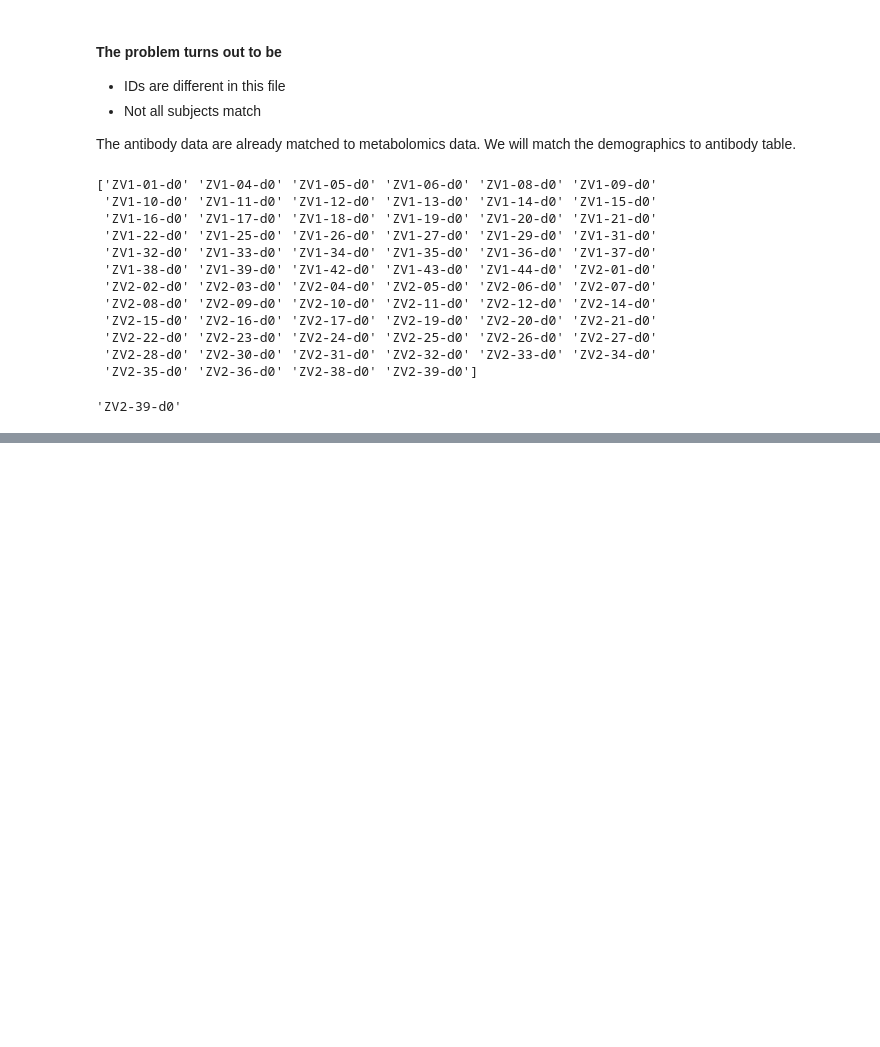
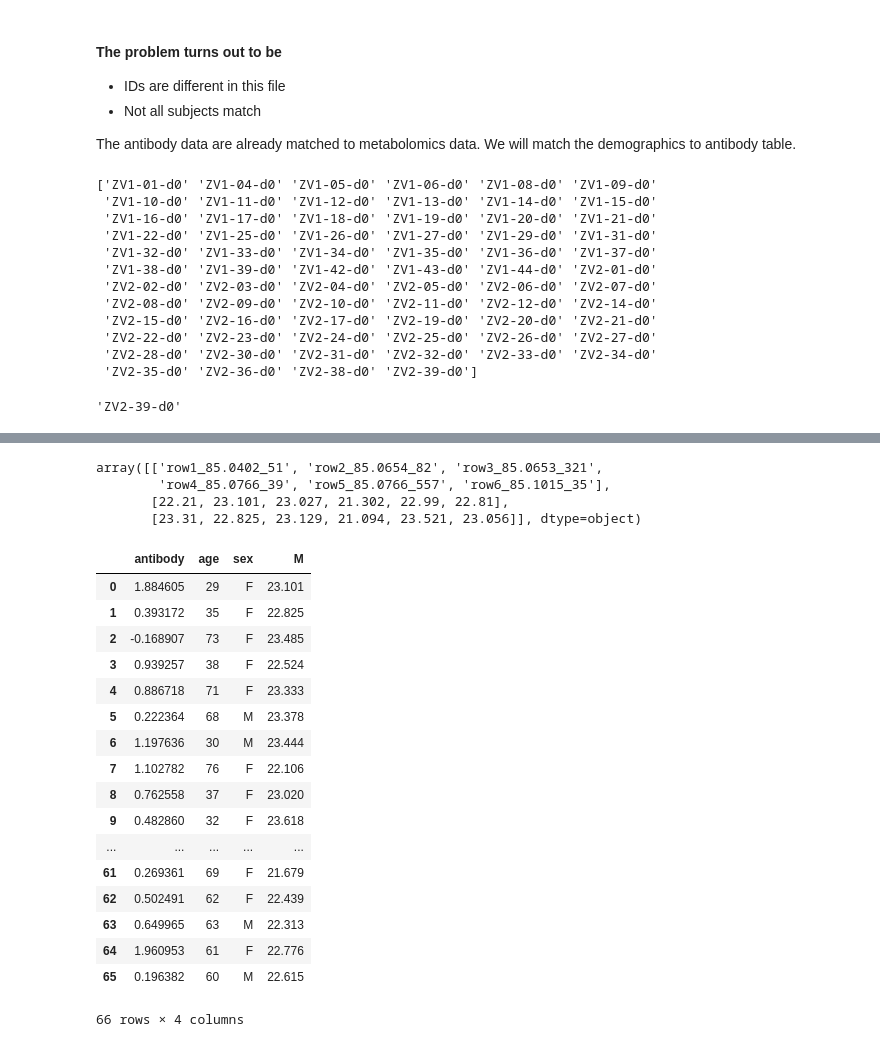
Before and after one commit to shuzhao-li-lab/espol-workshop, a Jupyter notebook: day4_handon_MWAS.ipynb, the cells around one changed output, grey strips where cells are left out. Drawn from its saved outputs; the diff is of its cells as text; code cells hidden in the pictures; blank space fills up the shorter version.

```diff
--- a/day4_handon_MWAS.ipynb
+++ b/day4_handon_MWAS.ipynb
@@ -242,0 +279,5 @@ print(len(set(dem_ids).intersection(set(wanted_ids))))
+# %%
+# Get antibody data to same subjects and format
+# startig by indexing antibody data
+abdict = dict(antibody.values)
+abdict
@@ -242,0 +312,22 @@ print(len(set(dem_ids).intersection(set(wanted_ids))))
+# %%
+# Get demographic data to same subjects and format
+
+agedict0 = dict(dem[['subject', 'age']].values)
+sexdict0 = dict(dem[['subject', 'sex']].values)
+
+# note that this uses differenct subj ID; updating by conv
+# print(agedict0)
+agedict, sexdict = {}, {}
+
+for k,v in agedict0.items():
+    agedict[conv(k)] = v
+
+for k,v in sexdict0.items():
+    sexdict[conv(k)] = v
+
+print(agedict)
+
+agelist = [agedict[x] for x in common_subjs]
+sexlist = [sexdict[x] for x in common_subjs]
+
+print(agelist, sexlist)
@@ -242,0 +345,35 @@ print(len(set(dem_ids).intersection(set(wanted_ids))))
+# %%
+# recheck what's in metabo2. Row 1 is labels
+metabo2.values[0:3, 0:6]
+# %% [output]
+array([['row1_85.0402_51', 'row2_85.0654_82', 'row3_85.0653_321',
+        'row4_85.0766_39', 'row5_85.0766_557', 'row6_85.1015_35'],
+       [22.21, 23.101, 23.027, 21.302, 22.99, 22.81],
+       [23.31, 22.825, 23.129, 21.094, 23.521, 23.056]], dtype=object)
+# %%
+# For one metabolite, this looks like
+
+DF = pd.DataFrame({"antibody": antibody_list,
+                  "age": agelist,
+                  "sex": sexlist,
+                  "M": list(metabo2.values[1:,1])})
+DF
+# %% [output]
+|  | antibody | age | sex | M |
+| 0 | 1.884605 | 29 | F | 23.101 |
+| 1 | 0.393172 | 35 | F | 22.825 |
+| 2 | -0.168907 | 73 | F | 23.485 |
+| 3 | 0.939257 | 38 | F | 22.524 |
+| 4 | 0.886718 | 71 | F | 23.333 |
+| 5 | 0.222364 | 68 | M | 23.378 |
+| 6 | 1.197636 | 30 | M | 23.444 |
+| 7 | 1.102782 | 76 | F | 22.106 |
+| 8 | 0.762558 | 37 | F | 23.020 |
+| 9 | 0.482860 | 32 | F | 23.618 |
+| ... | ... | ... | ... | ... |
+| 61 | 0.269361 | 69 | F | 21.679 |
+| 62 | 0.502491 | 62 | F | 22.439 |
+| 63 | 0.649965 | 63 | M | 22.313 |
+| 64 | 1.960953 | 61 | F | 22.776 |
+| 65 | 0.196382 | 60 | M | 22.615 |
+66 rows × 4 columns
```
Also changed, not shown: parts of 16 cells of this notebook.
